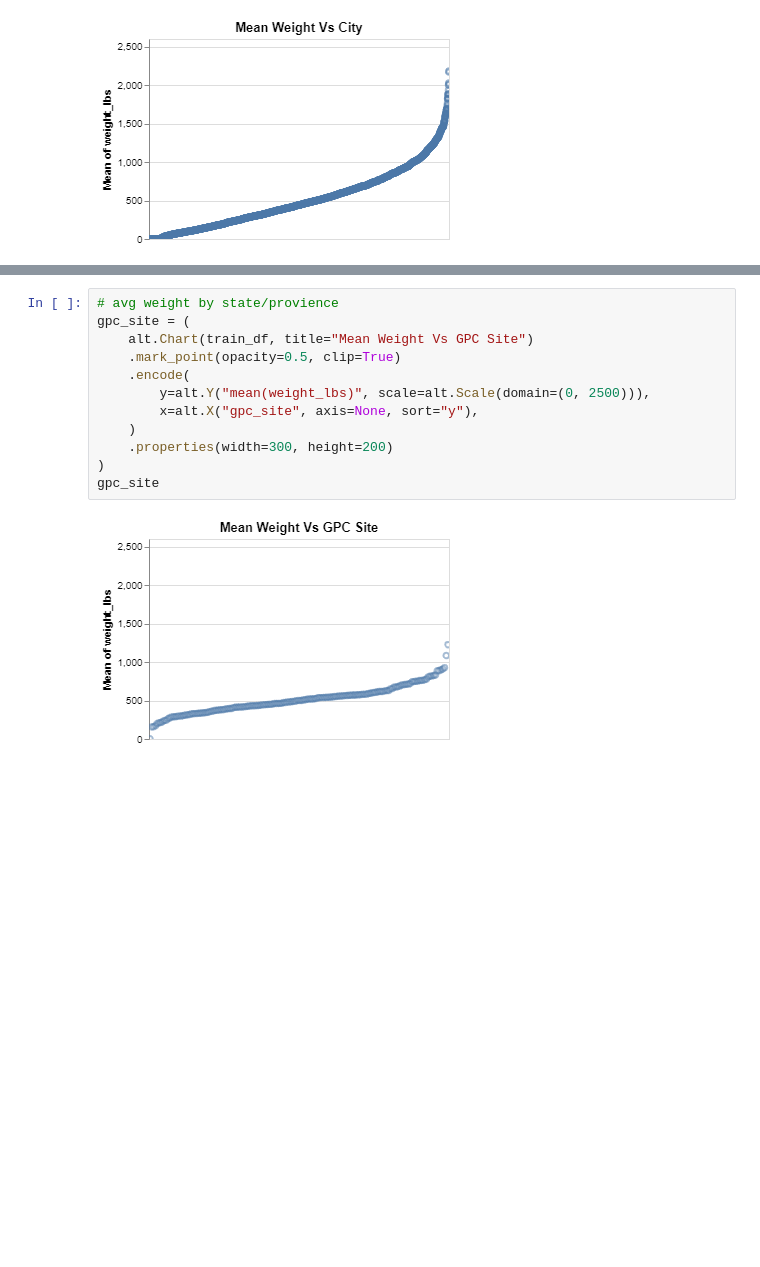
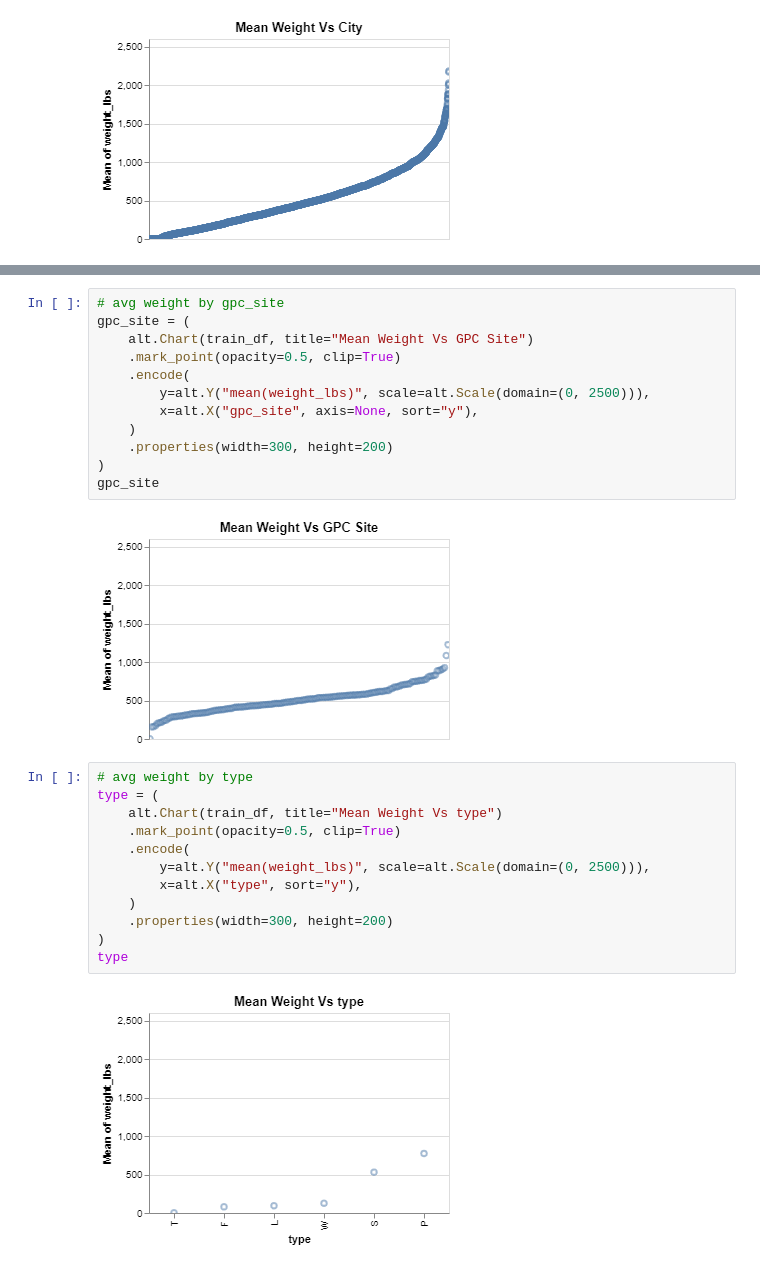
Before and after one commit to UBC-MDS/Giant_Pumpkins_Weight_Prediction, a Jupyter notebook: src/eda/pumpkin_eda.ipynb, the cells around one changed output, grey strips where cells are left out. Cells and saved outputs as stored; diff of their text form; blank space fills up the shorter version.

```diff
--- a/src/eda/pumpkin_eda.ipynb
+++ b/src/eda/pumpkin_eda.ipynb
@@ -215,5 +482,5 @@ state
 # %%
-# avg weight by state/provience
+# avg weight by gpc_site
 gpc_site = (
     alt.Chart(train_df, title="Mean Weight Vs GPC Site")
     .mark_point(opacity=0.5, clip=True)
@@ -226,4 +493,18 @@ gpc_site = (
 gpc_site
 # %% [output]
 [figure]
+# %%
+# avg weight by type
+type = (
+    alt.Chart(train_df, title="Mean Weight Vs type")
+    .mark_point(opacity=0.5, clip=True)
+    .encode(
+        y=alt.Y("mean(weight_lbs)", scale=alt.Scale(domain=(0, 2500))),
+        x=alt.X("type", sort="y"),
+    )
+    .properties(width=300, height=200)
+)
+type
+# %% [output]
+[figure, added]
 # %%
```
Also changed, not shown: parts of 34 cells of this notebook, 9 other files.
